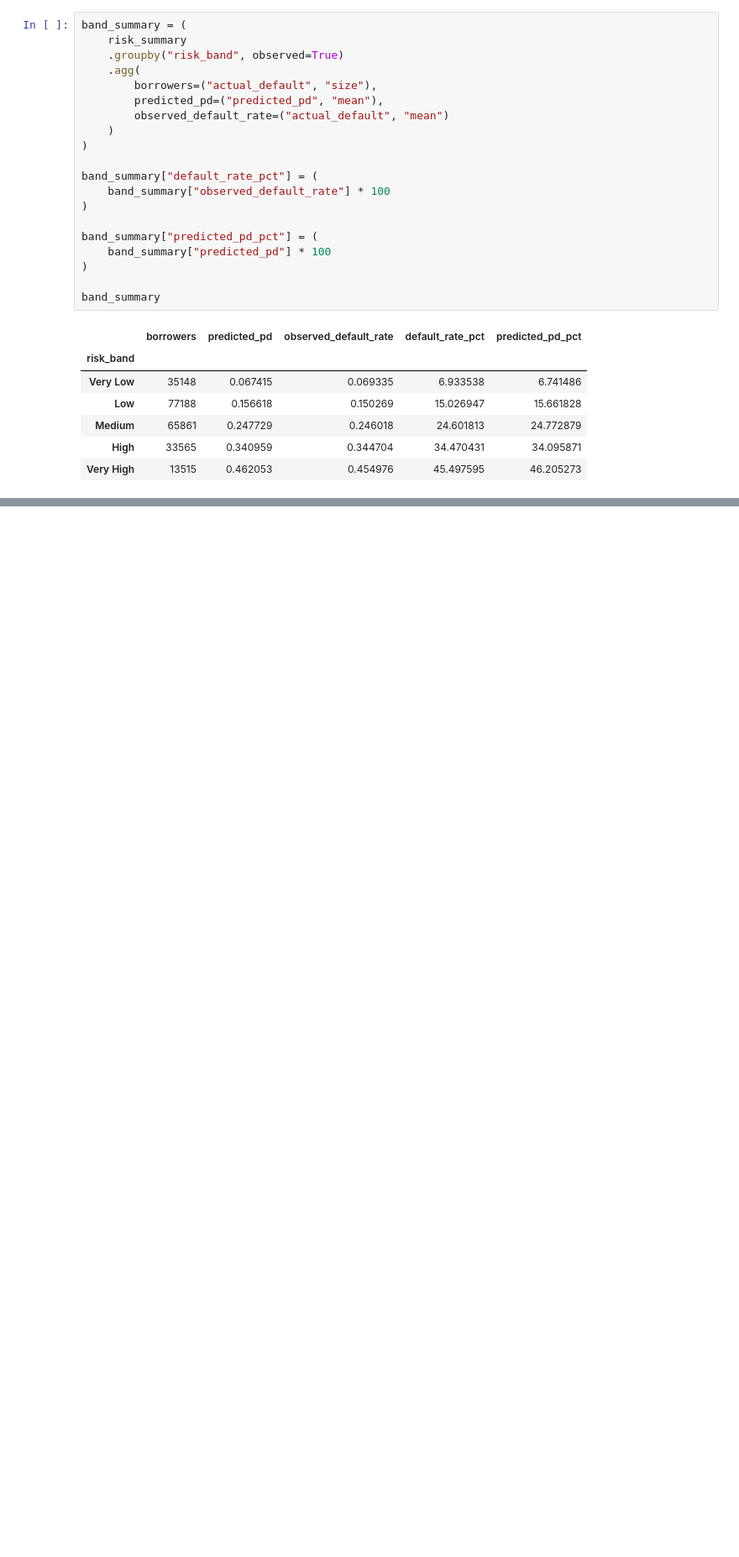
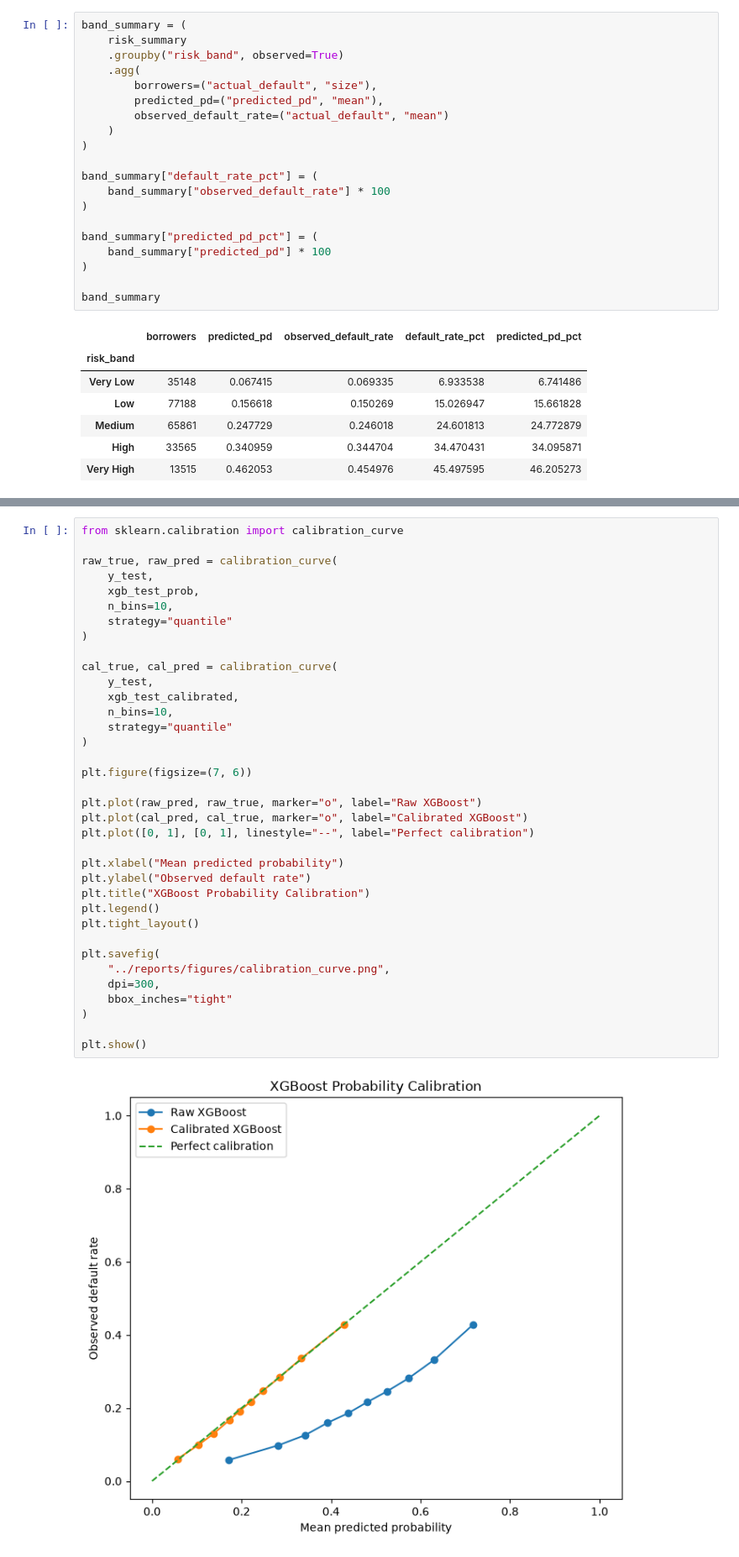
Before and after one commit to ananyamaz/credit-risk-loan-default, a Jupyter notebook: notebooks/01_data_understanding.ipynb, the cells around one changed output, grey strips where cells are left out. Shown at 84% size. Drawn from its saved outputs; the diff is of its cells as text; blank space fills up the shorter version.

```diff
--- a/notebooks/01_data_understanding.ipynb
+++ b/notebooks/01_data_understanding.ipynb
@@ -1510,0 +1763,38 @@ band_summary
+# %%
+from sklearn.calibration import calibration_curve
+
+raw_true, raw_pred = calibration_curve(
+    y_test,
+    xgb_test_prob,
+    n_bins=10,
+    strategy="quantile"
+)
+
+cal_true, cal_pred = calibration_curve(
+    y_test,
+    xgb_test_calibrated,
+    n_bins=10,
+    strategy="quantile"
+)
+
+plt.figure(figsize=(7, 6))
+
+plt.plot(raw_pred, raw_true, marker="o", label="Raw XGBoost")
+plt.plot(cal_pred, cal_true, marker="o", label="Calibrated XGBoost")
+plt.plot([0, 1], [0, 1], linestyle="--", label="Perfect calibration")
+
+plt.xlabel("Mean predicted probability")
+plt.ylabel("Observed default rate")
+plt.title("XGBoost Probability Calibration")
+plt.legend()
+plt.tight_layout()
+
+plt.savefig(
+    "../reports/figures/calibration_curve.png",
+    dpi=300,
+    bbox_inches="tight"
+)
+
+plt.show()
+# %% [output]
+[figure, added]
```
Also changed, not shown: parts of 20 cells of this notebook, 4 other files.
